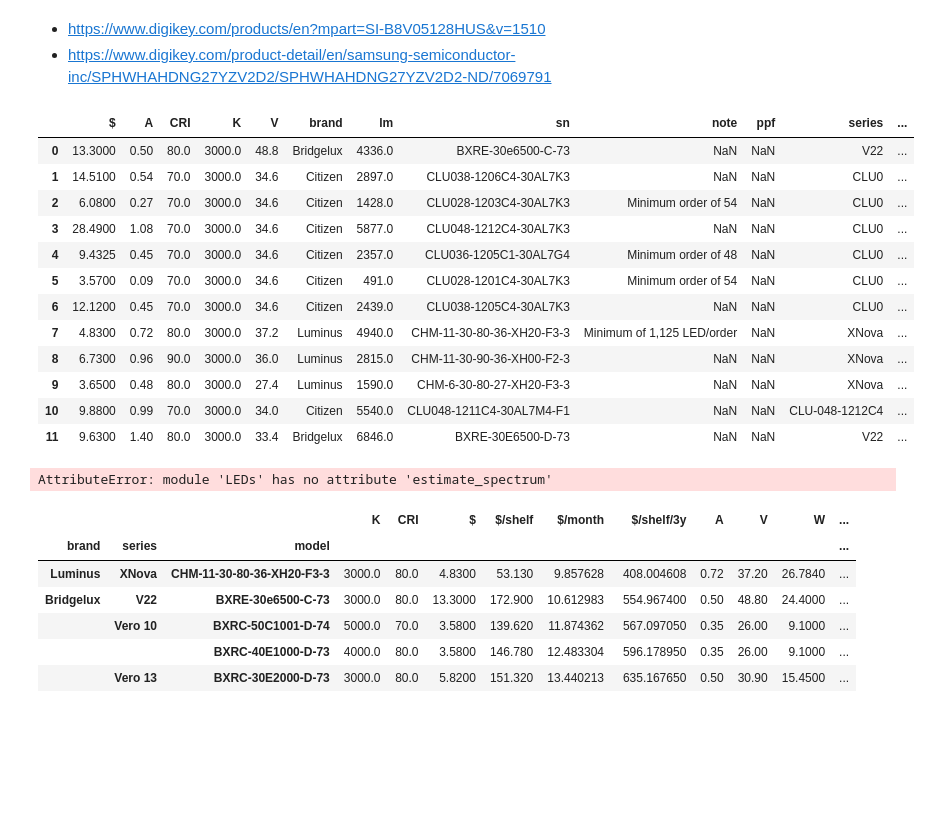
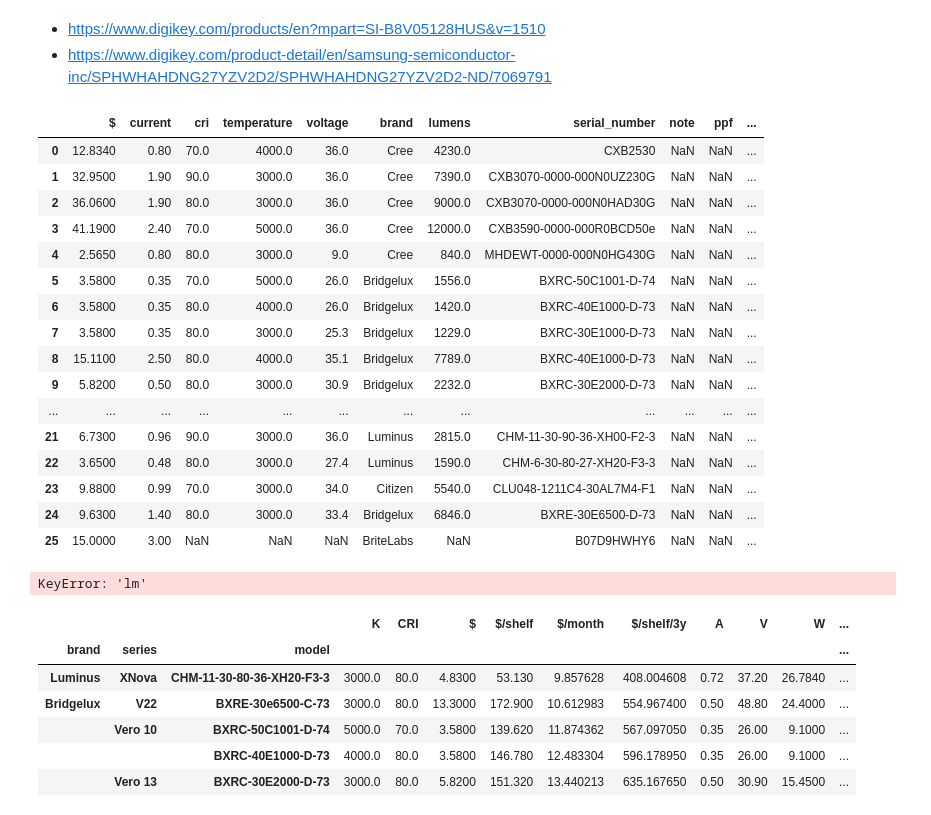
Before and after one commit to cmoevus/lightfields, a Jupyter notebook: Parts & Measurements.ipynb, the cells around one changed output. Drawn from its saved outputs; the diff is of its cells as text; code cells hidden in the pictures; blank space fills up the shorter version.

```diff
--- a/Parts & Measurements.ipynb
+++ b/Parts & Measurements.ipynb
@@ -181,23 +179,27 @@ def lumen_to_ppf_from_dist(dist_f, l, cct, cri=None, loose=True):
 - https://www.digikey.com/products/en?mpart=SI-B8V05128HUS&v=1510
 - https://www.digikey.com/product-detail/en/samsung-semiconductor-inc/SPHWHAHDNG27YZV2D2/SPHWHAHDNG27YZV2D2-ND/7069791
 # %%
-leds = pd.read_csv('Light/LEDs.csv', comment='#')
+leds = pd.read_csv('datasets/LEDs.csv', comment='#')
 # leds.to_csv('Light/LED wavelength spectrums.csv', index=False)
 leds
 # %% [output]
-|  | $ | A | CRI | K | V | brand | lm | sn | note | ppf | series | ... |
-| 0 | 13.3000 | 0.50 | 80.0 | 3000.0 | 48.8 | Bridgelux | 4336.0 | BXRE-30e6500-C-73 | NaN | NaN | V22 | ... |
-| 1 | 14.5100 | 0.54 | 70.0 | 3000.0 | 34.6 | Citizen | 2897.0 | CLU038-1206C4-30AL7K3 | NaN | NaN | CLU0 | ... |
-| 2 | 6.0800 | 0.27 | 70.0 | 3000.0 | 34.6 | Citizen | 1428.0 | CLU028-1203C4-30AL7K3 | Minimum order of 54 | NaN | CLU0 | ... |
-| 3 | 28.4900 | 1.08 | 70.0 | 3000.0 | 34.6 | Citizen | 5877.0 | CLU048-1212C4-30AL7K3 | NaN | NaN | CLU0 | ... |
-| 4 | 9.4325 | 0.45 | 70.0 | 3000.0 | 34.6 | Citizen | 2357.0 | CLU036-1205C1-30AL7G4 | Minimum order of 48 | NaN | CLU0 | ... |
-| 5 | 3.5700 | 0.09 | 70.0 | 3000.0 | 34.6 | Citizen | 491.0 | CLU028-1201C4-30AL7K3 | Minimum order of 54 | NaN | CLU0 | ... |
-| 6 | 12.1200 | 0.45 | 70.0 | 3000.0 | 34.6 | Citizen | 2439.0 | CLU038-1205C4-30AL7K3 | NaN | NaN | CLU0 | ... |
-| 7 | 4.8300 | 0.72 | 80.0 | 3000.0 | 37.2 | Luminus | 4940.0 | CHM-11-30-80-36-XH20-F3-3 | Minimum of 1,125 LED/order | NaN | XNova | ... |
-| 8 | 6.7300 | 0.96 | 90.0 | 3000.0 | 36.0 | Luminus | 2815.0 | CHM-11-30-90-36-XH00-F2-3 | NaN | NaN | XNova | ... |
-| 9 | 3.6500 | 0.48 | 80.0 | 3000.0 | 27.4 | Luminus | 1590.0 | CHM-6-30-80-27-XH20-F3-3 | NaN | NaN | XNova | ... |
-| 10 | 9.8800 | 0.99 | 70.0 | 3000.0 | 34.0 | Citizen | 5540.0 | CLU048-1211C4-30AL7M4-F1 | NaN | NaN | CLU-048-1212C4 | ... |
-| 11 | 9.6300 | 1.40 | 80.0 | 3000.0 | 33.4 | Bridgelux | 6846.0 | BXRE-30E6500-D-73 | NaN | NaN | V22 | ... |
+|  | $ | current | cri | temperature | voltage | brand | lumens | serial_number | note | ppf | ... |
+| 0 | 12.8340 | 0.80 | 70.0 | 4000.0 | 36.0 | Cree | 4230.0 | CXB2530 | NaN | NaN | ... |
+| 1 | 32.9500 | 1.90 | 90.0 | 3000.0 | 36.0 | Cree | 7390.0 | CXB3070-0000-000N0UZ230G | NaN | NaN | ... |
+| 2 | 36.0600 | 1.90 | 80.0 | 3000.0 | 36.0 | Cree | 9000.0 | CXB3070-0000-000N0HAD30G | NaN | NaN | ... |
+| 3 | 41.1900 | 2.40 | 70.0 | 5000.0 | 36.0 | Cree | 12000.0 | CXB3590-0000-000R0BCD50e | NaN | NaN | ... |
+| 4 | 2.5650 | 0.80 | 80.0 | 3000.0 | 9.0 | Cree | 840.0 | MHDEWT-0000-000N0HG430G | NaN | NaN | ... |
+| 5 | 3.5800 | 0.35 | 70.0 | 5000.0 | 26.0 | Bridgelux | 1556.0 | BXRC-50C1001-D-74 | NaN | NaN | ... |
+| 6 | 3.5800 | 0.35 | 80.0 | 4000.0 | 26.0 | Bridgelux | 1420.0 | BXRC-40E1000-D-73 | NaN | NaN | ... |
+| 7 | 3.5800 | 0.35 | 80.0 | 3000.0 | 25.3 | Bridgelux | 1229.0 | BXRC-30E1000-D-73 | NaN | NaN | ... |
+| 8 | 15.1100 | 2.50 | 80.0 | 4000.0 | 35.1 | Bridgelux | 7789.0 | BXRC-40E1000-D-73 | NaN | NaN | ... |
+| 9 | 5.8200 | 0.50 | 80.0 | 3000.0 | 30.9 | Bridgelux | 2232.0 | BXRC-30E2000-D-73 | NaN | NaN | ... |
+| ... | ... | ... | ... | ... | ... | ... | ... | ... | ... | ... | ... |
+| 21 | 6.7300 | 0.96 | 90.0 | 3000.0 | 36.0 | Luminus | 2815.0 | CHM-11-30-90-36-XH00-F2-3 | NaN | NaN | ... |
+| 22 | 3.6500 | 0.48 | 80.0 | 3000.0 | 27.4 | Luminus | 1590.0 | CHM-6-30-80-27-XH20-F3-3 | NaN | NaN | ... |
+| 23 | 9.8800 | 0.99 | 70.0 | 3000.0 | 34.0 | Citizen | 5540.0 | CLU048-1211C4-30AL7M4-F1 | NaN | NaN | ... |
+| 24 | 9.6300 | 1.40 | 80.0 | 3000.0 | 33.4 | Bridgelux | 6846.0 | BXRE-30E6500-D-73 | NaN | NaN | ... |
+| 25 | 15.0000 | 3.00 | NaN | NaN | NaN | BriteLabs | NaN | B07D9HWHY6 | NaN | NaN | ... |
 # %%
 for i, p in enumerate(leds['ppf'].isnull()):
     if p == True:
@@ -206,7 +208,7 @@ leds.set_index(['brand', 'series','model'], inplace=True)
 leds.sort_index(inplace=True)
 leds
 # %% [output]
-AttributeError: module 'LEDs' has no attribute 'estimate_spectrum'
+KeyError: 'lm'
 # %%
 leds['W'] = leds['A'] * leds['V']
 leds['lm/W'] = leds['lm']/leds['W']
```
Also changed, not shown: parts of 2 cells of this notebook, 1 other file.
